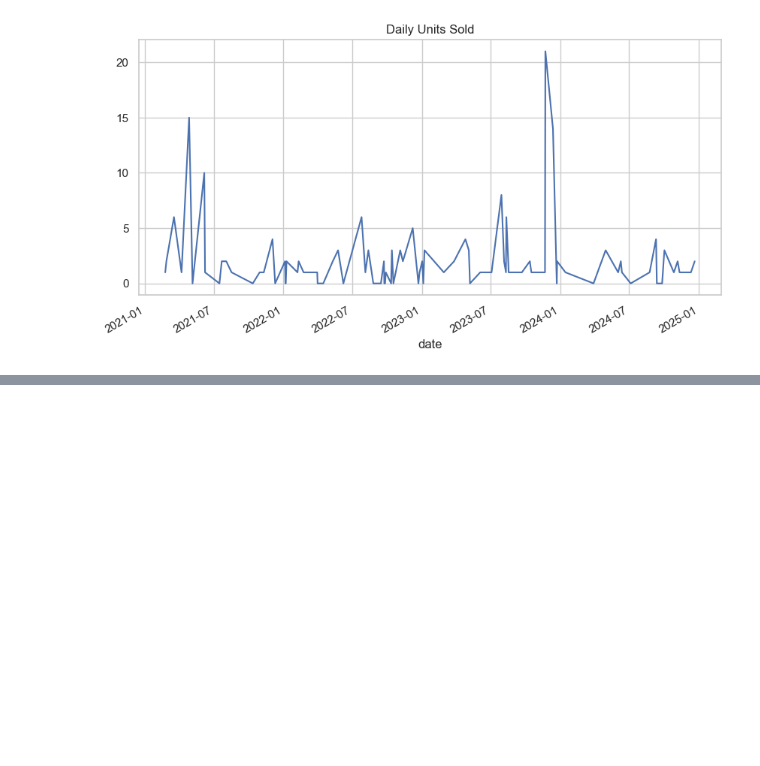
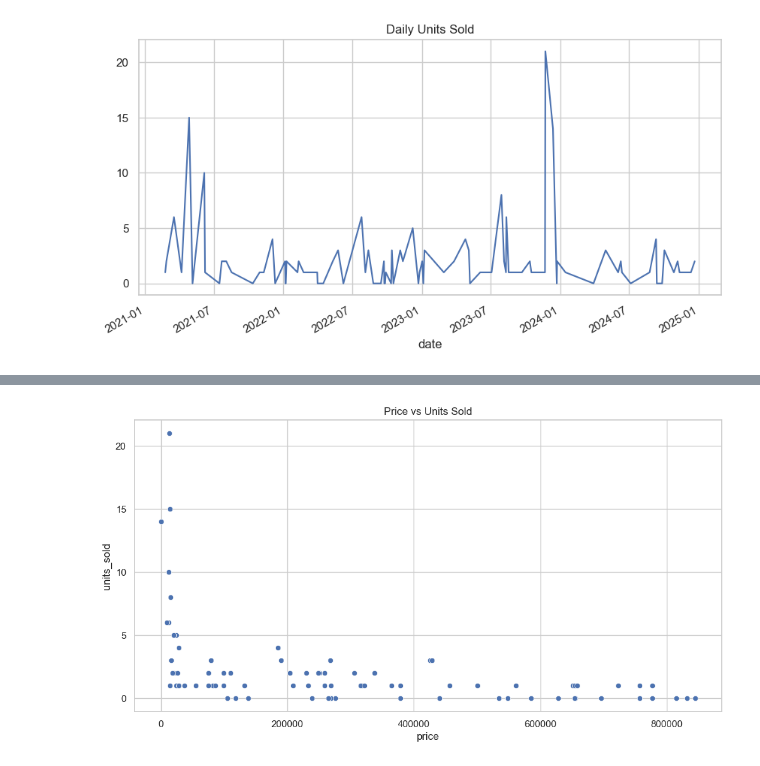
Before and after one commit to SunnyX-AI/ai-powered-sales-forecasting, a Jupyter notebook: notebooks/00_experiments.ipynb, the cells around one changed output, grey strips where cells are left out. Saved outputs shown, nothing was run; the diff lists cells and outputs as text; code cells hidden in the pictures; blank space fills up the shorter version.

```diff
--- a/notebooks/00_experiments.ipynb
+++ b/notebooks/00_experiments.ipynb
@@ -290,0 +312,8 @@ plt.show()
+# %%
+import seaborn as sns
+
+sns.scatterplot(data=sample_df, x="price", y="units_sold")
+plt.title("Price vs Units Sold")
+plt.show()
+# %% [output]
+[figure, added]
```
Also changed, not shown: parts of 2 cells of this notebook.
